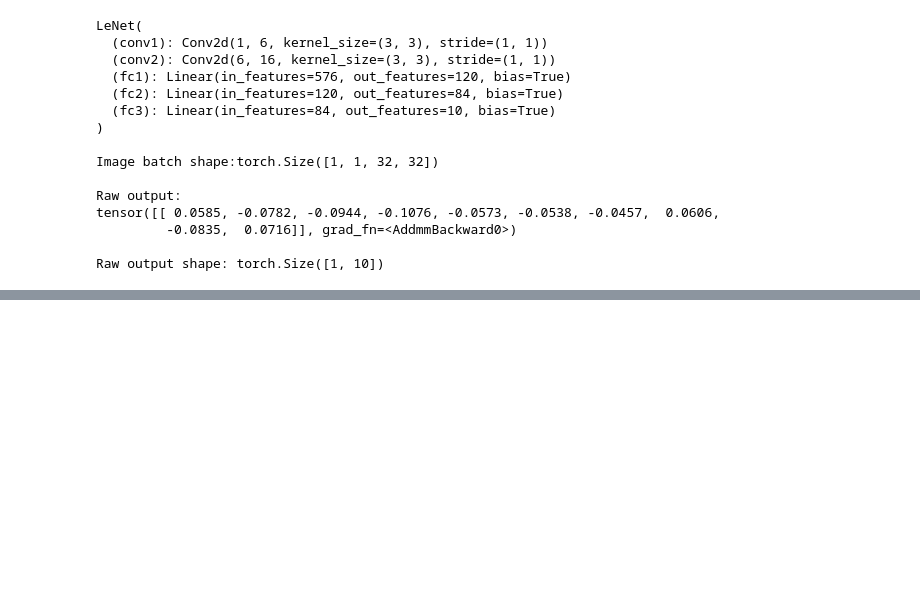
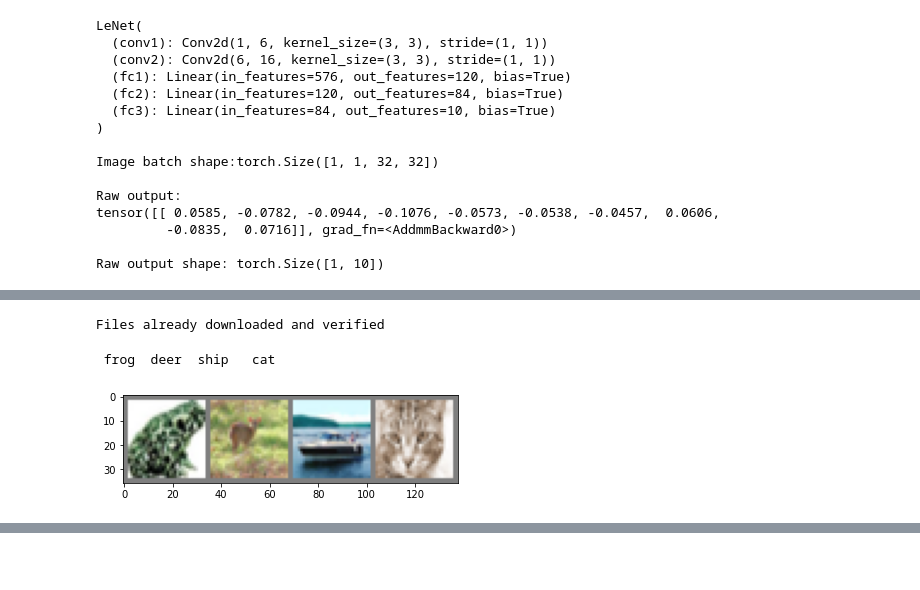
Before and after one commit to el1247/PytorchTesting, a Jupyter notebook: Tutorials/PytorchTestYT1_Tensors.ipynb, the cells around one changed output, grey strips where cells are left out. Saved outputs shown, nothing was run; the diff lists cells and outputs as text; code cells hidden in the pictures; blank space fills up the shorter version.

```diff
--- a/Tutorials/PytorchTestYT1_Tensors.ipynb
+++ b/Tutorials/PytorchTestYT1_Tensors.ipynb
@@ -38,3 +41,10 @@ Importing the data for the models.
 print("Data sets successfully imported.")
 # %% [output]
 Data sets successfully imported.
+# %%
+#Imported definitions
+transform = transforms.Compose(
+    [transforms.ToTensor(),
+    transforms.Normalize((0.5, 0.5, 0.5), (0.5, 0.5, 0.5))])
+
+print("Imported datasets and libaries defined.")
@@ -264,0 +284,26 @@ Raw output shape: torch.Size([1, 10])
+# %%
+trainset = torchvision.datasets.CIFAR10(root='./data',train=True,
+                                        download=True, transform=transform)
+# %% [output]
+Files already downloaded and verified
+# %%
+trainloader = torch.utils.data.DataLoader(trainset, batch_size=4,
+                                          shuffle=True, num_workers=2)
+
+classes = ('plane', 'car', 'bird', 'cat', 'deer',
+           'dog', 'frog', 'horse', 'ship', 'truck')
+
+def imshow(img):
+    img = img/2 + 0.5 #unnormalize
+    npimg = img.numpy()
+    plt.imshow(np.transpose(npimg, (1, 2, 0)))
+    return None
+# %%
+dataiter = iter(trainloader) #get random training images
+images, labels = dataiter.next()
+
+imshow(torchvision.utils.make_grid(images))
+print(" ".join('%5s' % classes[labels[j]] for j in range(4)))
+# %% [output]
+ frog  deer  ship   cat
+[figure, added]
```
Also changed, not shown: parts of 13 cells of this notebook.
